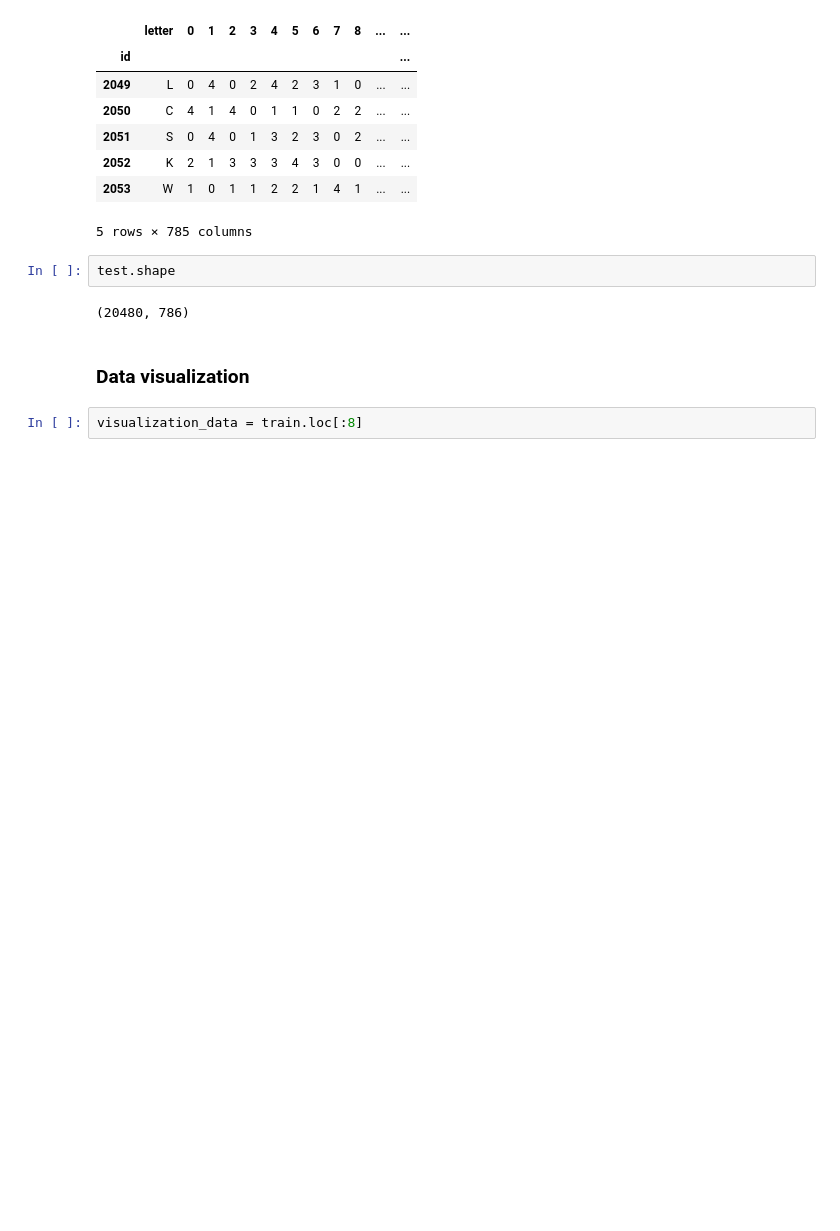
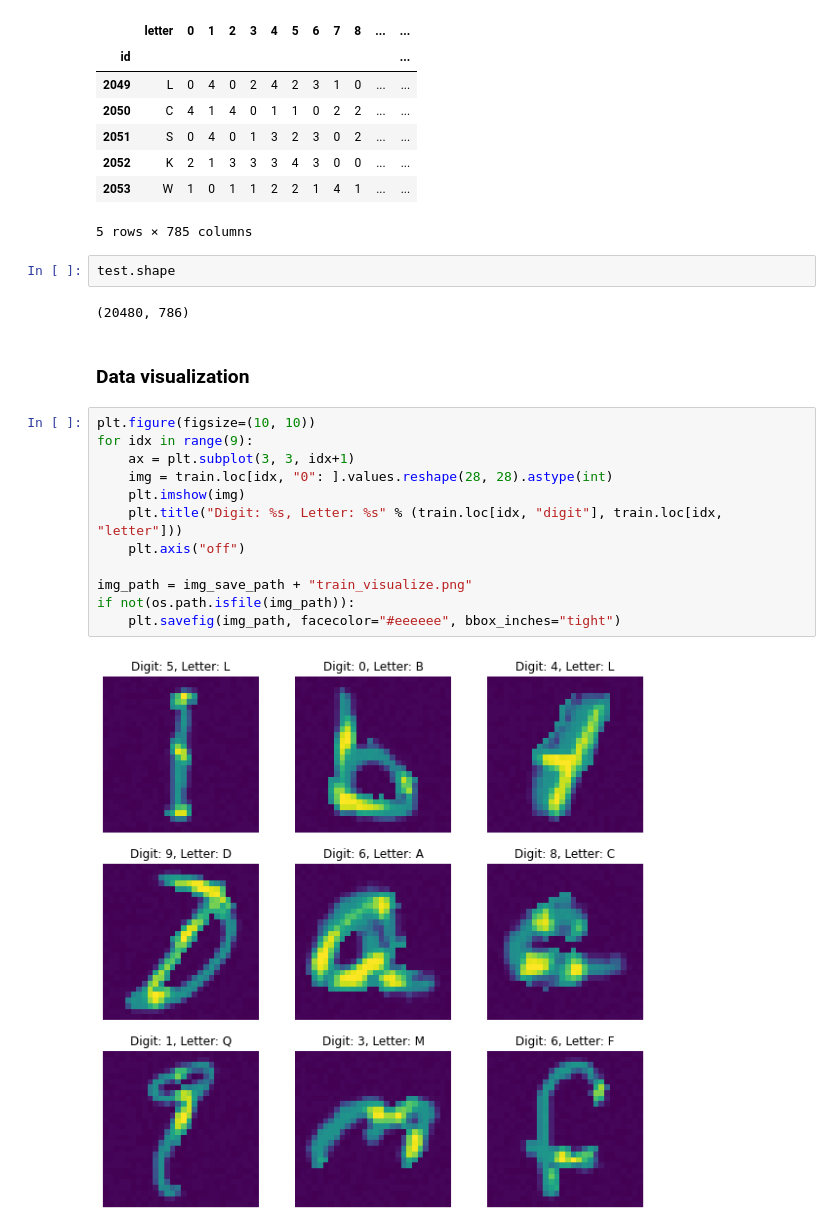
Before and after one commit to Mayner0220/ANBW, a Jupyter notebook: ANBW_v3.ipynb, the cells around one changed output. Cells and saved outputs as stored; diff of their text form; blank space fills up the shorter version.

Commit message:
[Feat] Visualization train data

```diff
--- a/ANBW_v3.ipynb
+++ b/ANBW_v3.ipynb
@@ -98,5 +98,17 @@ test.shape
 (20480, 786)
 # %% [markdown]
 ### Data visualization
-# %%
-visualization_data = train.loc[:8]
+# %%
+plt.figure(figsize=(10, 10))
+for idx in range(9):
+    ax = plt.subplot(3, 3, idx+1)
+    img = train.loc[idx, "0": ].values.reshape(28, 28).astype(int)
+    plt.imshow(img)
+    plt.title("Digit: %s, Letter: %s" % (train.loc[idx, "digit"], train.loc[idx, "letter"]))
+    plt.axis("off")
+
+img_path = img_save_path + "train_visualize.png"
+if not(os.path.isfile(img_path)):
+    plt.savefig(img_path, facecolor="#eeeeee", bbox_inches="tight")
+# %% [output]
+[figure, added]
```
